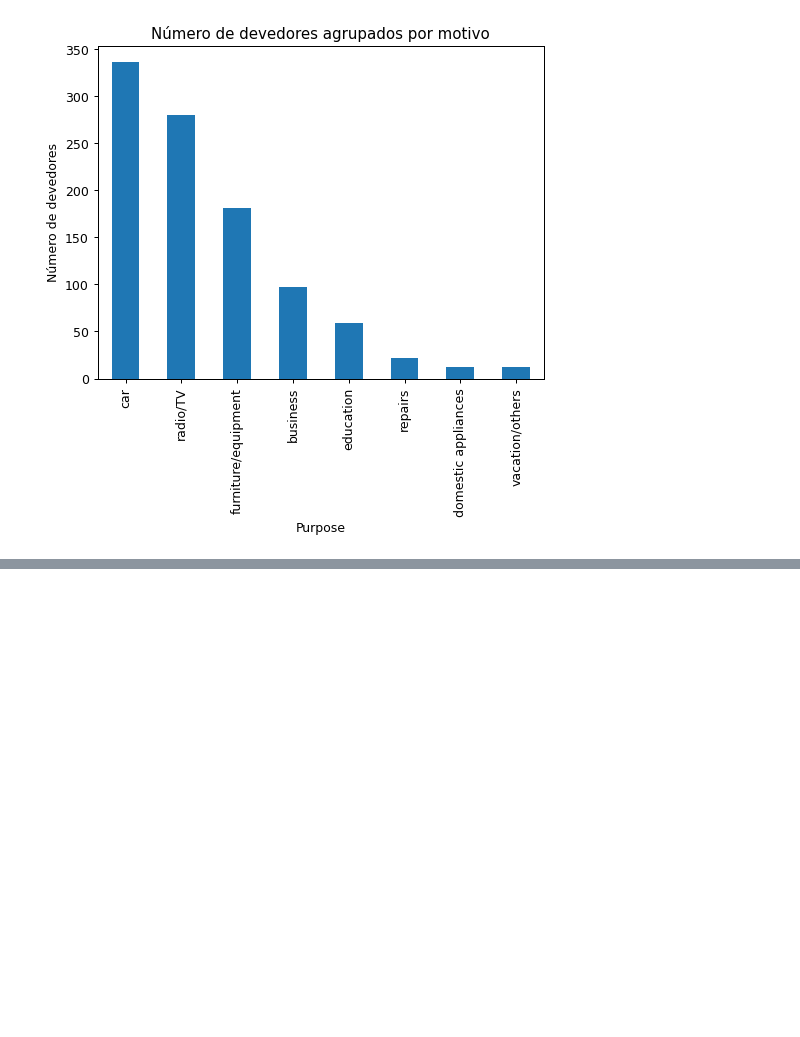
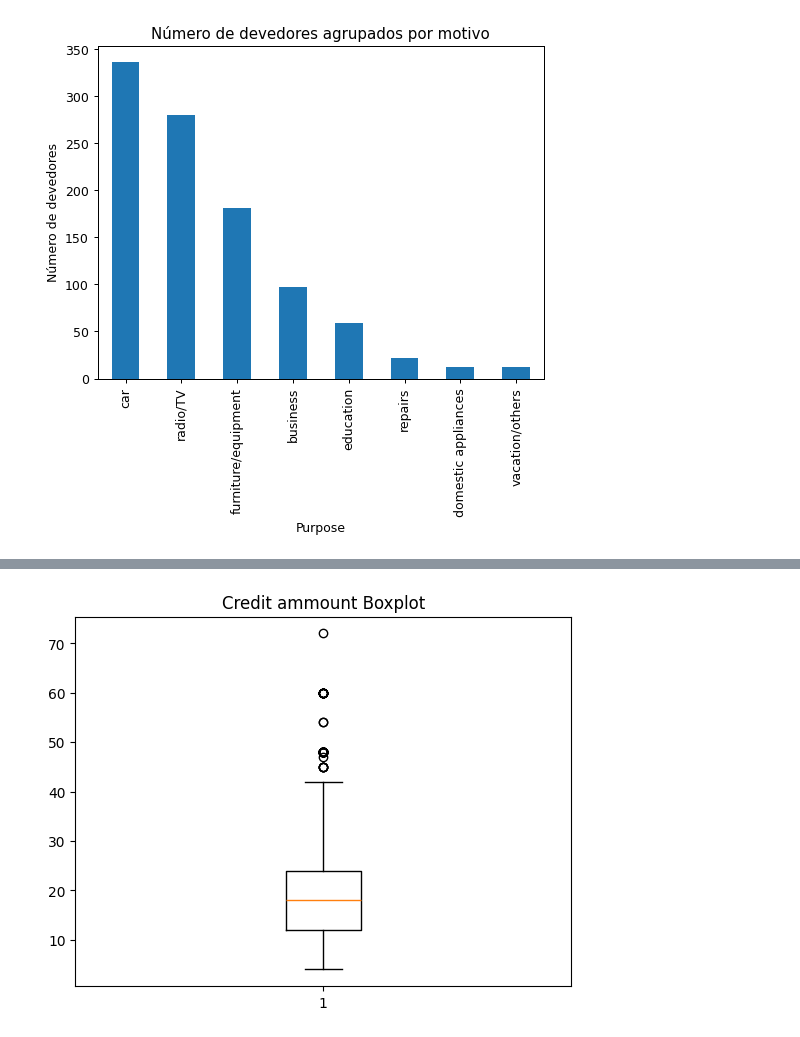
Before and after one commit to BrunoWolf03/T1-INF1038, a Jupyter notebook: src/analise/aval.ipynb, the cells around one changed output, grey strips where cells are left out. Cells and saved outputs as stored; diff of their text form; code cells hidden in the pictures; blank space fills up the shorter version.

```diff
--- a/src/analise/aval.ipynb
+++ b/src/analise/aval.ipynb
@@ -195,0 +207,9 @@ plt.show()
+# %%
+# Creates a boxplot
+plt.boxplot(df['Duration'])
+plt.title('Credit ammount Boxplot')
+plt.show()
+
+#testar eliminar esses outliers
+# %% [output]
+[figure, added]
```
Also changed, not shown: parts of 6 cells of this notebook, 5 other files.
